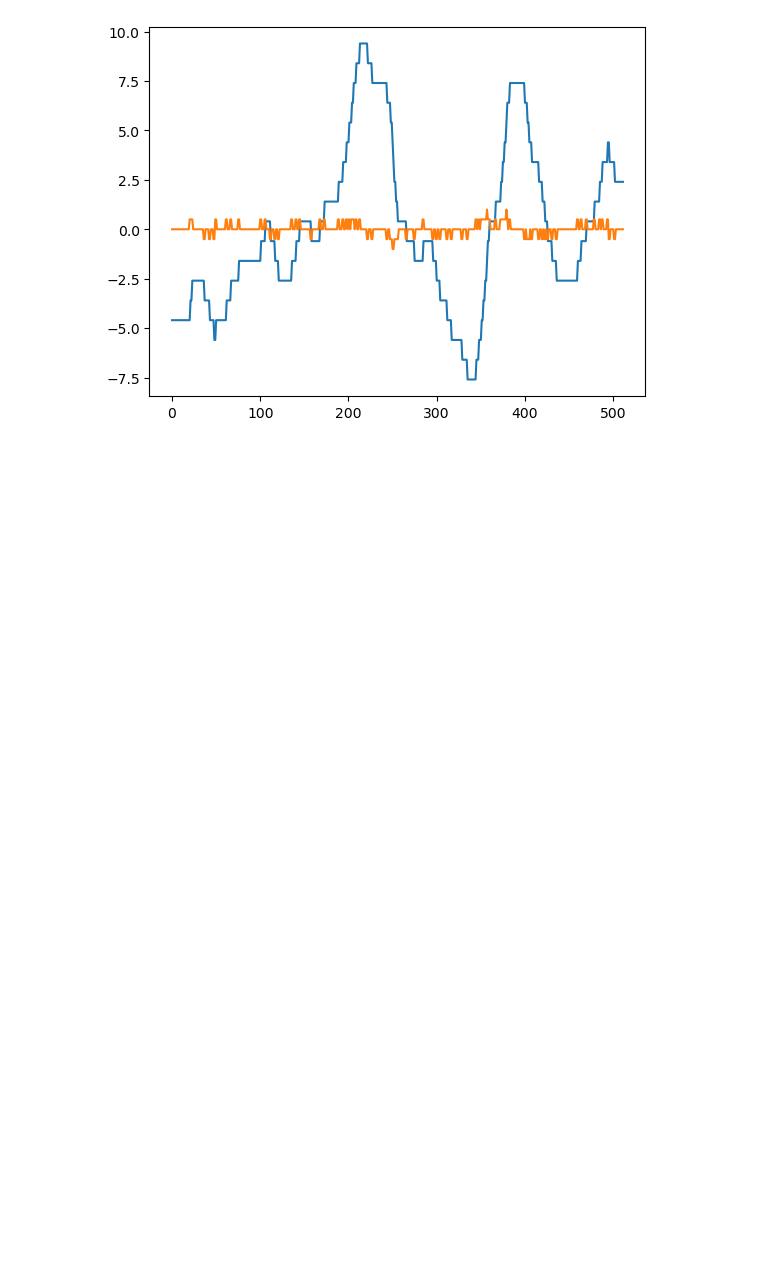
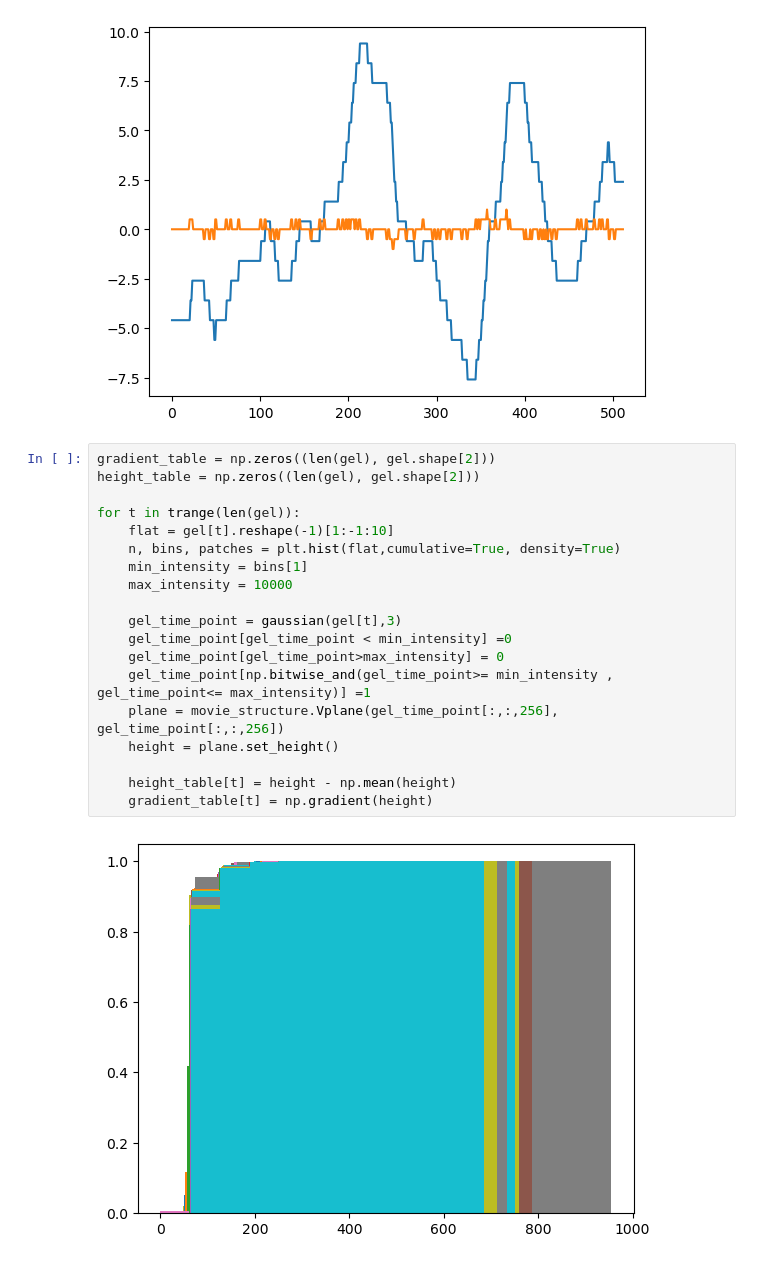
Before and after one commit to amityu/gel_sheets, a Jupyter notebook: exploration.ipynb, the cells around one changed output. Drawn from its saved outputs; the diff is of its cells as text; blank space fills up the shorter version.

Commit message:
graphs of change of gel height during time and of gradient

```diff
--- a/exploration.ipynb
+++ b/exploration.ipynb
@@ -72,3 +74,24 @@ plt.show()
 print()
 # %% [output]
 [figure]
+# %%
+gradient_table = np.zeros((len(gel), gel.shape[2]))
+height_table = np.zeros((len(gel), gel.shape[2]))
+
+for t in trange(len(gel)):
+    flat = gel[t].reshape(-1)[1:-1:10]
+    n, bins, patches = plt.hist(flat,cumulative=True, density=True)
+    min_intensity = bins[1]
+    max_intensity = 10000
+
+    gel_time_point = gaussian(gel[t],3)
+    gel_time_point[gel_time_point < min_intensity] =0
+    gel_time_point[gel_time_point>max_intensity] = 0
+    gel_time_point[np.bitwise_and(gel_time_point>= min_intensity , gel_time_point<= max_intensity)] =1
+    plane = movie_structure.Vplane(gel_time_point[:,:,256], gel_time_point[:,:,256])
+    height = plane.set_height()
+
+    height_table[t] = height - np.mean(height)
+    gradient_table[t] = np.gradient(height)
+# %% [output]
+[figure, added]
```
Also changed, not shown: parts of 4 cells of this notebook, 1 other file.
